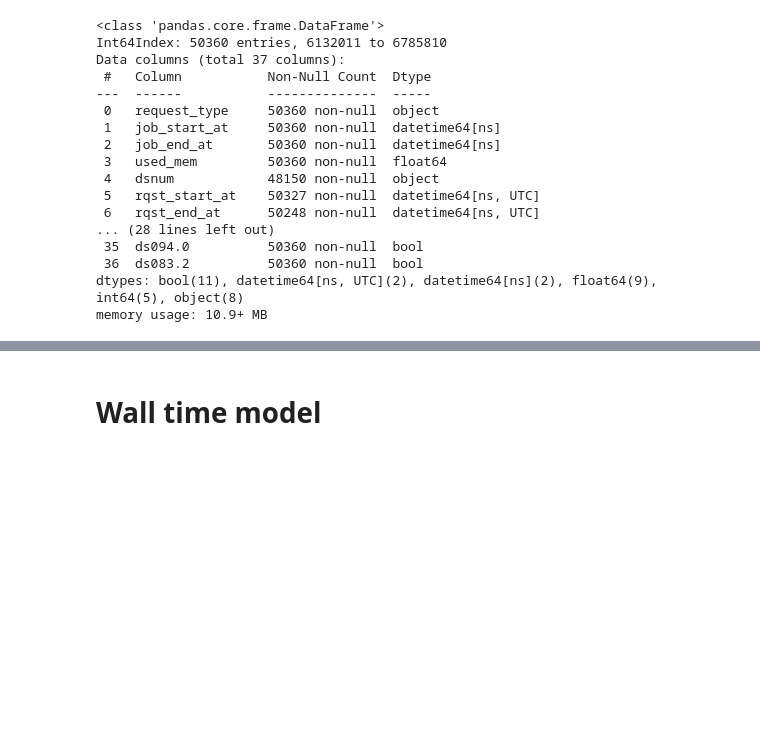
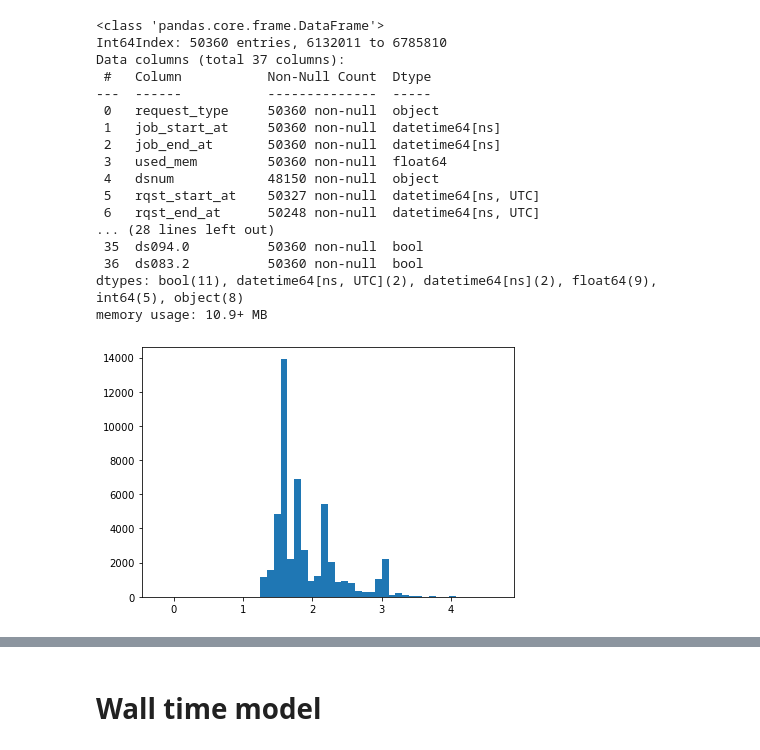
Before and after one commit to NCAR/rda-ML-resource, a Jupyter notebook: train-model.ipynb, the cells around one changed output, grey strips where cells are left out. Cells and saved outputs as stored; diff of their text form; code cells hidden in the pictures; blank space fills up the shorter version.

```diff
--- a/train-model.ipynb
+++ b/train-model.ipynb
@@ -150,3 +164,8 @@ Data columns (total 37 columns):
  36  ds083.2          50360 non-null  bool
 dtypes: bool(11), datetime64[ns, UTC](2), datetime64[ns](2), float64(9), int64(5), object(8)
 memory usage: 10.9+ MB
+# %%
+plt.hist(np.log10(df['used_mem']), bins=50)
+plt.show()
+# %% [output]
+[figure, added]
```
Also changed, not shown: parts of 73 cells of this notebook.
